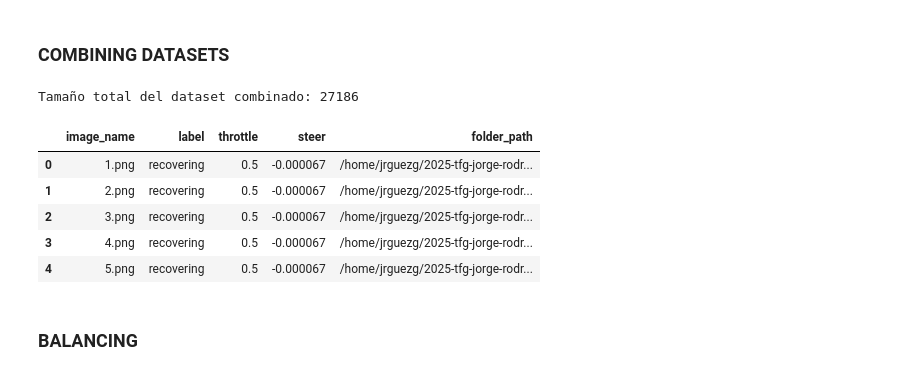
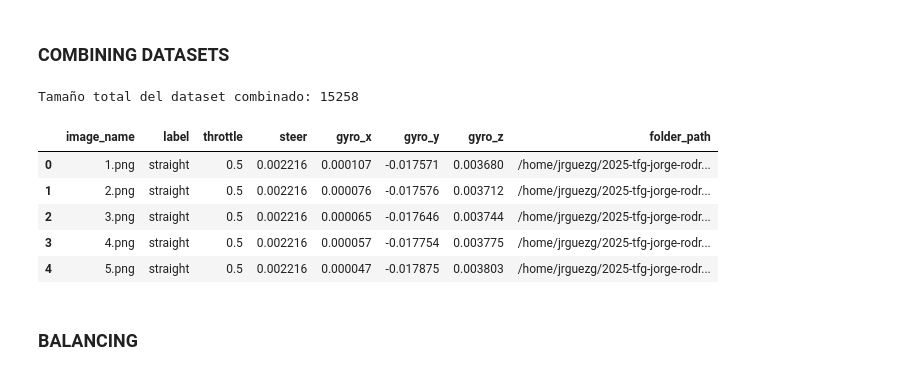
Before and after one commit to RoboticsLabURJC/2025-tfg-jorge-rodriguez, a Jupyter notebook: pytorch_files/pilot_net.ipynb, the cells around one changed output. Drawn from its saved outputs; the diff is of its cells as text; code cells hidden in the pictures.

```diff
--- a/pytorch_files/pilot_net.ipynb
+++ b/pytorch_files/pilot_net.ipynb
@@ -14,34 +14,33 @@ from sklearn.model_selection import train_test_split
 ### COMBINING DATASETS
 # %%
 dataset_folders = [
-    "/home/jrguezg/2025-tfg-jorge-rodriguez/common_utils/datasets/TOWN01_30K_ST"
-
+    "/home/jrguezg/2025-tfg-jorge-rodriguez/common_utils/datasets/TOWN05_DATASET_0"
 ]
 
 all_dfs = []
 
 for folder in dataset_folders:
     csv_path = os.path.join(folder, "data.csv")
     if os.path.exists(csv_path):
         temp_df = pd.read_csv(csv_path)
         # Añadimos una columna con la ruta base de las imágenes para este sub-dataset
         temp_df["folder_path"] = folder
         all_dfs.append(temp_df)
     else:
         print(f"Advertencia: No se encontró data.csv en {folder}")
 
 df = pd.concat(all_dfs, ignore_index=True)
 
 print(f"Tamaño total del dataset combinado: {len(df)}")
 df.head()
 # %% [output]
-Tamaño total del dataset combinado: 27186
+Tamaño total del dataset combinado: 15258
-|  | image_name | label | throttle | steer | folder_path |
-| 0 | 1.png | recovering | 0.5 | -0.000067 | /home/jrguezg/2025-tfg-jorge-rodr... |
-| 1 | 2.png | recovering | 0.5 | -0.000067 | /home/jrguezg/2025-tfg-jorge-rodr... |
-| 2 | 3.png | recovering | 0.5 | -0.000067 | /home/jrguezg/2025-tfg-jorge-rodr... |
-| 3 | 4.png | recovering | 0.5 | -0.000067 | /home/jrguezg/2025-tfg-jorge-rodr... |
-| 4 | 5.png | recovering | 0.5 | -0.000067 | /home/jrguezg/2025-tfg-jorge-rodr... |
+|  | image_name | label | throttle | steer | gyro_x | gyro_y | gyro_z | folder_path |
+| 0 | 1.png | straight | 0.5 | 0.002216 | 0.000107 | -0.017571 | 0.003680 | /home/jrguezg/2025-tfg-jorge-rodr... |
+| 1 | 2.png | straight | 0.5 | 0.002216 | 0.000076 | -0.017576 | 0.003712 | /home/jrguezg/2025-tfg-jorge-rodr... |
+| 2 | 3.png | straight | 0.5 | 0.002216 | 0.000065 | -0.017646 | 0.003744 | /home/jrguezg/2025-tfg-jorge-rodr... |
+| 3 | 4.png | straight | 0.5 | 0.002216 | 0.000057 | -0.017754 | 0.003775 | /home/jrguezg/2025-tfg-jorge-rodr... |
+| 4 | 5.png | straight | 0.5 | 0.002216 | 0.000047 | -0.017875 | 0.003803 | /home/jrguezg/2025-tfg-jorge-rodr... |
 # %% [markdown]
 ### BALANCING
 # %%
```
Also changed, not shown: parts of 3 cells of this notebook, 4 other files.
